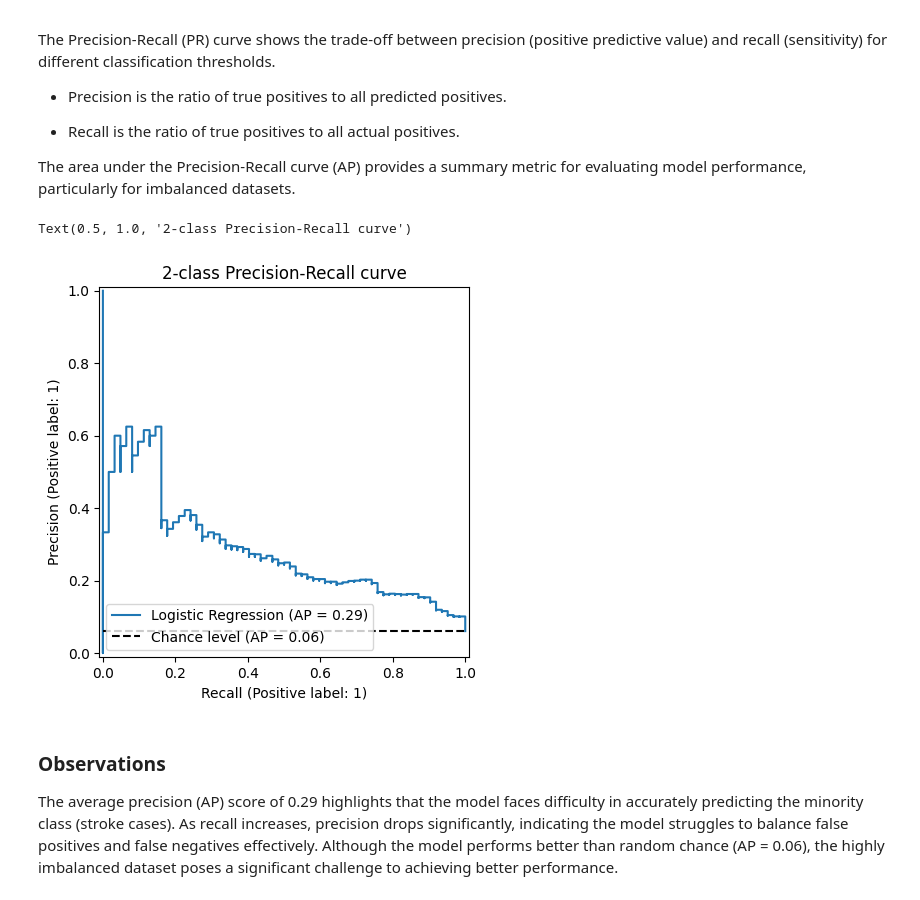
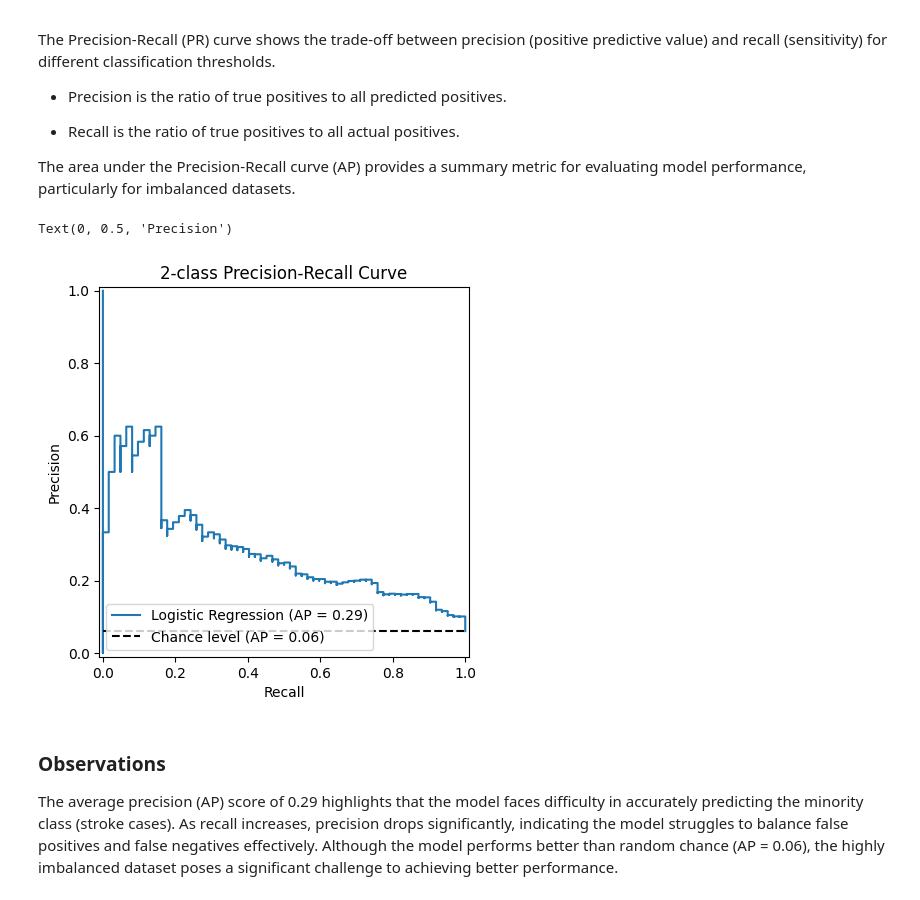
Before and after one commit to Kuldeep7k/Healthcare_Analysis_for_Stroke_Prediction, a Jupyter notebook: Healthcare Stroke Project.ipynb, the cells around one changed output. Cells and saved outputs as stored; diff of their text form; code cells hidden in the pictures.

```diff
--- a/Healthcare Stroke Project.ipynb
+++ b/Healthcare Stroke Project.ipynb
@@ -931,12 +931,17 @@ The area under the Precision-Recall curve (AP) provides a summary metric for eva
 # %%
 from sklearn.metrics import PrecisionRecallDisplay
 
-display = PrecisionRecallDisplay.from_estimator(
+pr_display = PrecisionRecallDisplay.from_estimator(
     log_reg_model, X_test, y_test, name="Logistic Regression", plot_chance_level=True)
-display.ax_.set_title("2-class Precision-Recall curve")
+
+# Set the title of the plot
+pr_display.ax_.set_title("2-class Precision-Recall Curve")
+
+pr_display.ax_.set_xlabel("Recall")
+pr_display.ax_.set_ylabel("Precision")
 # %% [output]
-Text(0.5, 1.0, '2-class Precision-Recall curve')
+Text(0, 0.5, 'Precision')
-[figure, old version]
+[figure, new version]
 # %% [markdown]
 ### Observations
 
```
Also changed, not shown: parts of 1 cell of this notebook.
